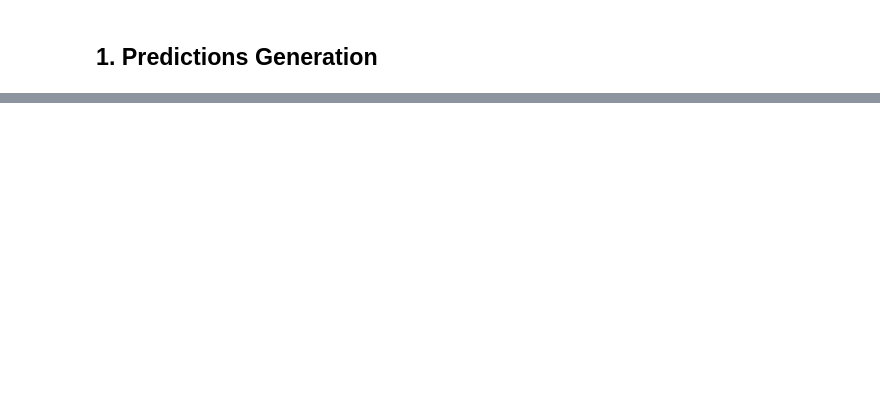
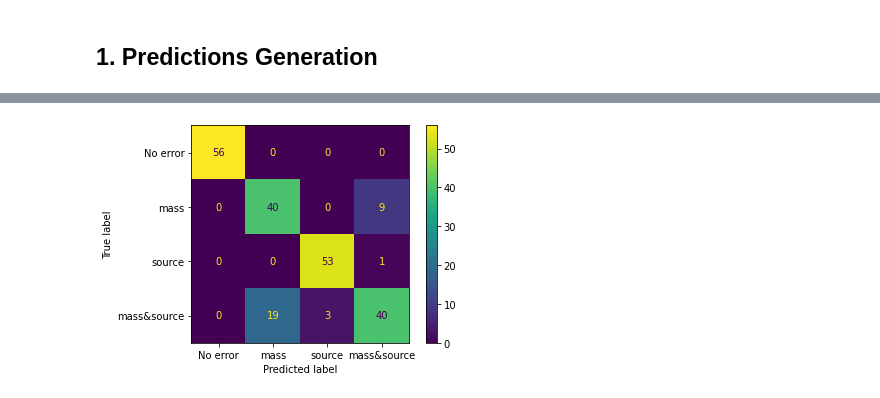
Before and after one commit to emmahoggett/Error_class_lenstronomy, a Jupyter notebook: Simulations/blending.ipynb, the cells around one changed output, grey strips where cells are left out. Saved outputs shown, nothing was run; the diff lists cells and outputs as text; code cells hidden in the pictures; blank space fills up the shorter version.

```diff
--- a/Simulations/blending.ipynb
+++ b/Simulations/blending.ipynb
@@ -332,0 +292,38 @@ for key in classifiers:
+# %%
+classifiers_mass = { 'Ridge':Ridge(alpha=gs_ridge_mass.alpha_,  fit_intercept = False),
+               'RandomForest':RandomForestClassifier(max_depth=max_depth_mass, n_estimators=max_estimator_mass, max_features=max_features_mass, random_state=random_state),
+               'GaussianNB': GaussianNB(),
+               }
+
+mass_final = pd.DataFrame()
+cv = KFold(n_splits=10, random_state = random_state)
+
+for key in classifiers_mass:
+    classifier = classifiers_mass[key]
+    # evaluate model
+    y_pred = cross_val_predict(classifier,mass_pred[models_name], mass_pred['label'], cv=cv, n_jobs=-1)
+    # predict
+    AUC = roc_auc_score( mass_pred['label'], np.round(y_pred))
+
+    classifiers_mass[key].fit(Xmass_train, ymass_train)
+    mass_final[key] = classifiers_mass[key].predict(Xmass_test)
+    print(('With rounding - ' +key + ': {:.3f}').format(AUC))
+
+mass_final['label'] = ymass_test.to_list()
+mass_final = mass_final.set_index(ymass_test.index)
+
+for key in classifiers_mass:
+    classifier = classifiers_mass[key]
+    # evaluate model
+    scores = cross_val_score(classifier, mass_pred[models_name], mass_pred['label'], scoring='roc_auc', cv=cv, n_jobs=-1)
+    # predict
+    AUC = np.mean(scores)
+
+    classifiers_mass[key].fit( Xmass_train, ymass_train)
+    mass_final[key] = classifiers_mass[key].predict(Xmass_test)
+    if key != 'Ridge':
+        mass_final[key] = classifiers_mass[key].predict_proba(Xmass_test)[:,1]
+    print(('Without rounding - ' +key + ': {:.3f}').format(AUC))
+
+mass_final['label'] = ymass_test.to_list()
+mass_final = mass_final.set_index(ymass_test.index)
@@ -332,0 +511,9 @@ for key in classifiers:
+# %%
+from sklearn.metrics import confusion_matrix, ConfusionMatrixDisplay
+
+cm = confusion_matrix(final_pred['label'], final_pred['RandomForest'])
+disp = ConfusionMatrixDisplay(confusion_matrix=cm, display_labels = ['No error', 'mass', 'source', 'mass&source'])
+disp.plot()
+plt.savefig("figures/blending/confusion_matrixRandomForest.png")
+# %% [output]
+[figure, added]
```
Also changed, not shown: parts of 47 cells of this notebook, 8 other files.
